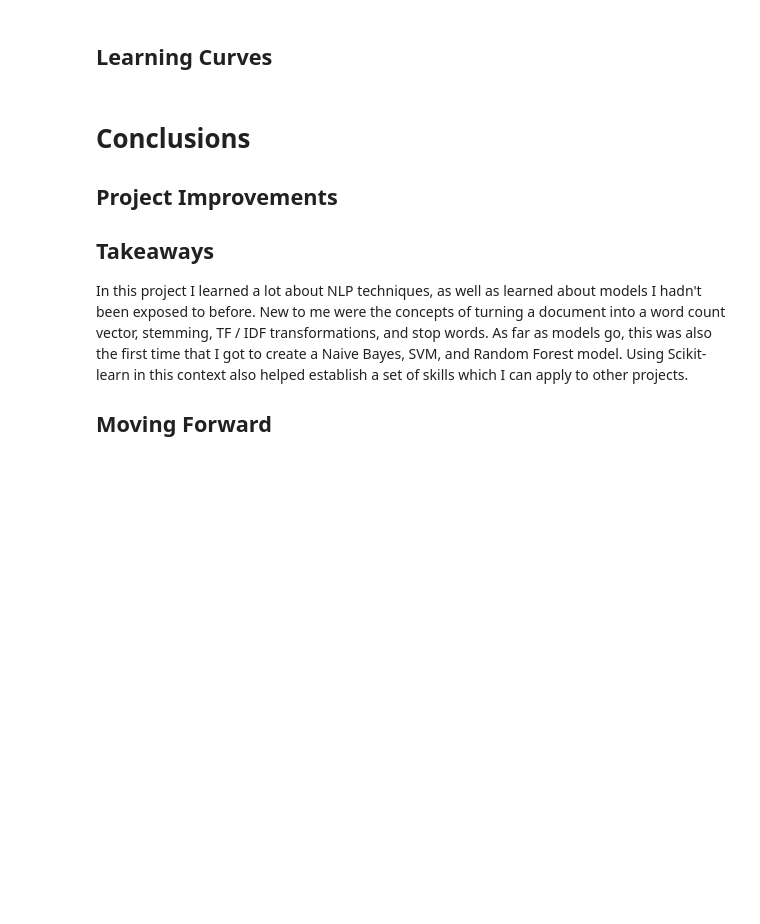
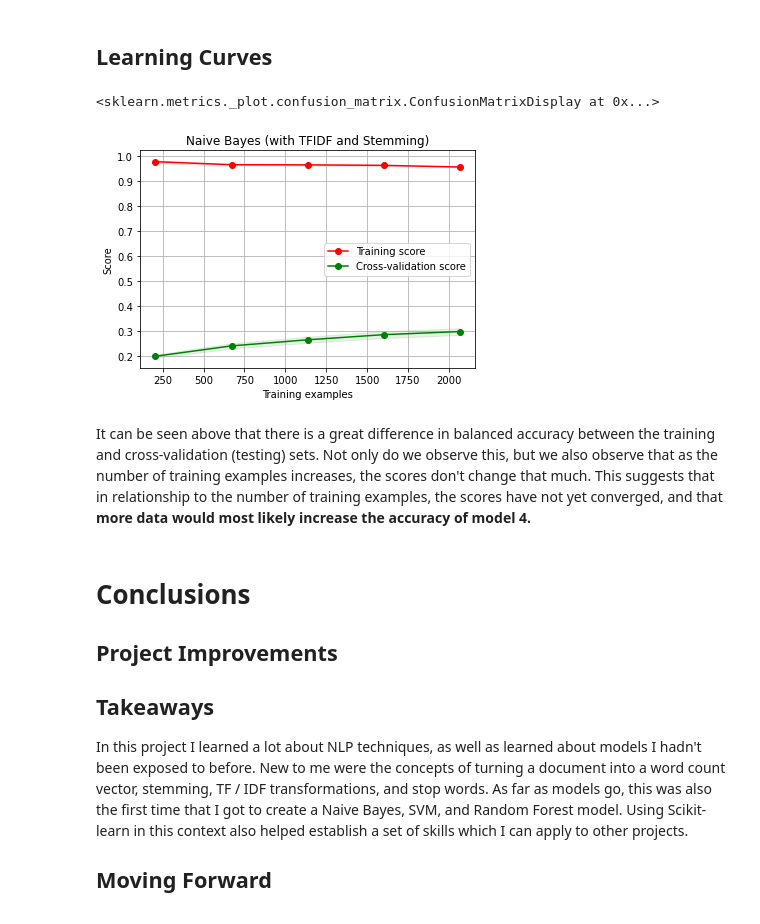
Before and after one commit to prestondunton/marvel-dialogue-nlp, a Jupyter notebook: Final Report.ipynb, the cells around one changed output. Cells and saved outputs as stored; diff of their text form; code cells hidden in the pictures; blank space fills up the shorter version.

```diff
--- a/Final Report.ipynb
+++ b/Final Report.ipynb
@@ -663,7 +814,7 @@ def plot_learning_curve(estimator, title, X, y, axes=None, cv=None,
 
     train_sizes, train_scores, test_scores = \
         learning_curve(estimator, X, y, cv=cv, n_jobs=n_jobs,
-                       train_sizes=train_sizes, verbose=3)
+                       train_sizes=train_sizes)
     train_scores_mean = np.mean(train_scores, axis=1)
     train_scores_std = np.std(train_scores, axis=1)
     test_scores_mean = np.mean(test_scores, axis=1)
@@ -687,9 +838,14 @@ def plot_learning_curve(estimator, title, X, y, axes=None, cv=None,
 # %%
 from sklearn.model_selection import learning_curve
 
-title =
+title = "Naive Bayes (with TFIDF and Stemming)"
 
-plot_learning_curve(, title, X, y, cv=cross_validator)
+plot_learning_curve(model4, title, X, y, cv=cross_validator)
+# %% [output]
+<sklearn.metrics._plot.confusion_matrix.ConfusionMatrixDisplay at 0x...>
+[figure, added]
+# %% [markdown]
+It can be seen above that there is a great difference in balanced accuracy between the training and cross-validation (testing) sets.  Not only do we observe this, but we also observe that as the number of training examples increases, the scores don't change that much.  This suggests that in relationship to the number of training examples, the scores have not yet converged, and that **more data would most likely increase the accuracy of model 4.**
 # %% [markdown]
 # Conclusions
 
```
Also changed, not shown: parts of 33 cells of this notebook.
